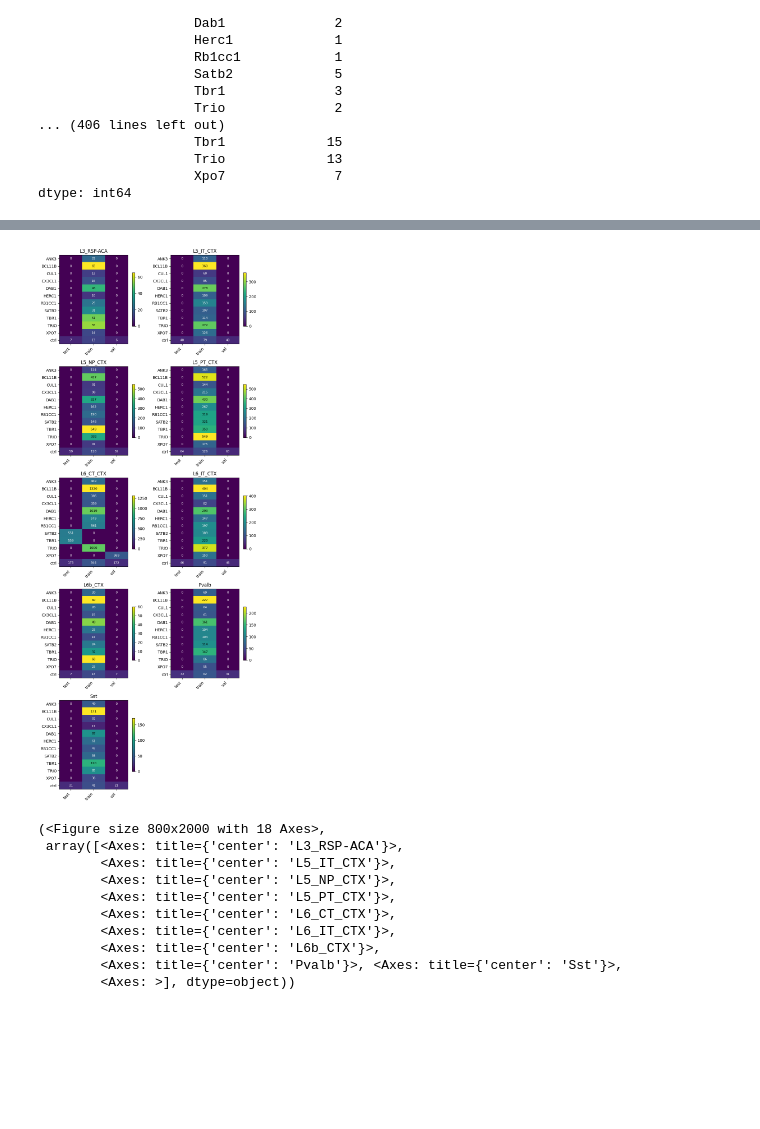
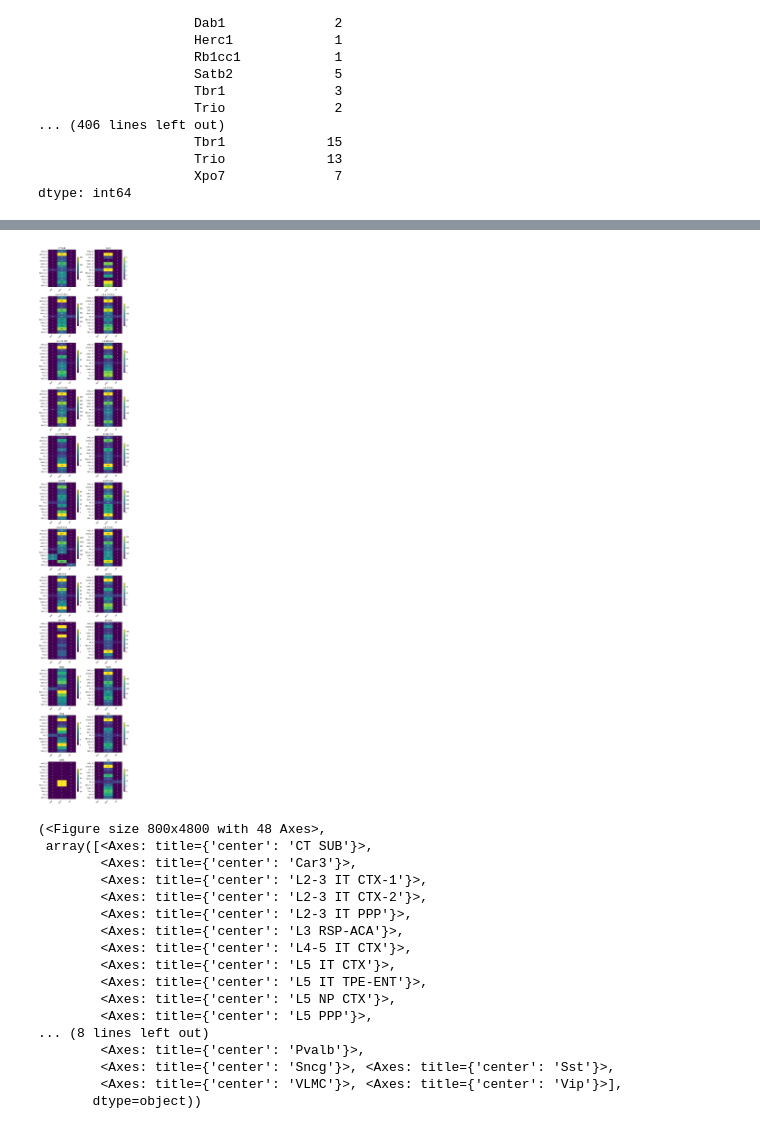
Before and after one commit to asunboi/proving-ground, a Jupyter notebook: 0_datasets/linear_baseline.ipynb, the cells around one changed output, grey strips where cells are left out. Saved outputs shown, nothing was run; the diff lists cells and outputs as text; code cells hidden in the pictures; blank space fills up the shorter version.

```diff
--- a/0_datasets/linear_baseline.ipynb
+++ b/0_datasets/linear_baseline.ipynb
@@ -22,0 +47,3 @@ AnnData object with n_obs × n_vars = 21700 × 5000
+# %%
+boli = sc.read_h5ad('/gpfs/group/jin/skim/STATE/state/test_boli_NTsubset/processed_data/Boli_Perturb_CTX_edit_NTsubset_hvg.h5ad')
+boli
@@ -22,0 +86,2 @@ AnnData object with n_obs × n_vars = 21700 × 5000
+# %%
+boli_hvg = boli[:, boli.var['highly_variable']].copy()
@@ -23,18 +179,18 @@ AnnData object with n_obs × n_vars = 21700 × 5000
 # %%
 
 # start with default "train"
-boli.obs["transfer_split_seed1"] = "train"
+boli_hvg.obs["transfer_split_seed1"] = "train"
 
 # condition = TBR1 or SATB2  AND  cell_type = L6_CT_CTX → "test"
 mask_test = (
-    boli.obs["condition"].isin(["TBR1", "SATB2"])
-    & (boli.obs["cell_type"] == "L6_CT_CTX")
+    boli_hvg.obs["condition"].isin(["TBR1", "SATB2"])
+    & (boli_hvg.obs["cell_type"] == "L6_CT_CTX")
 )
-boli.obs.loc[mask_test, "transfer_split_seed1"] = "test"
+boli_hvg.obs.loc[mask_test, "transfer_split_seed1"] = "test"
 
 # condition = XPO7  AND  cell_type = L6_CT_CTX → "val"
 mask_val = (
-    (boli.obs["condition"] == "XPO7")
-    & (boli.obs["cell_type"] == "L6_CT_CTX")
+    (boli_hvg.obs["condition"] == "XPO7")
+    & (boli_hvg.obs["cell_type"] == "L6_CT_CTX")
 )
-boli.obs.loc[mask_val, "transfer_split_seed1"] = "val"
+boli_hvg.obs.loc[mask_val, "transfer_split_seed1"] = "val"
@@ -260,0 +417,18 @@ NameError: name 'out' is not defined
+# %%
+import pandas as pd
+
+# Find cell types that have at least one instance meeting both conditions
+valid_cell_types = boli_hvg.obs[
+    (boli_hvg.obs["transfer_split_seed1"] == "train") &
+    (boli_hvg.obs["Assign"] == "NT_0")
+]["predicted.subclass"].unique()
+
+print(f"Cell types with train + NT_0: {len(valid_cell_types)}")
+print(f"Valid cell types: {valid_cell_types}")
+
+# Filter to keep only those cell types
+boli_hvg_filtered = boli_hvg[boli_hvg.obs["predicted.subclass"].isin(valid_cell_types)].copy()
+
+print(f"\nOriginal shape: {boli_hvg.shape}")
+print(f"Filtered shape: {boli_hvg_filtered.shape}")
+print(f"Removed {boli_hvg.n_obs - boli_hvg_filtered.n_obs} cells")
@@ -261,14 +444,21 @@ NameError: name 'out' is not defined
 # %%
-plot_counts(boli.obs, cell_line_col="cell_type", gene_col="condition")
+plot_counts(boli_hvg_filtered.obs, cell_line_col="predicted.subclass", gene_col="Assign")
 # %% [output]
-[figure, old version]
+[figure, new version]
-(<Figure size 800x2000 with 18 Axes>,
- array([<Axes: title={'center': 'L3_RSP-ACA'}>,
-        <Axes: title={'center': 'L5_IT_CTX'}>,
-        <Axes: title={'center': 'L5_NP_CTX'}>,
-        <Axes: title={'center': 'L5_PT_CTX'}>,
-        <Axes: title={'center': 'L6_CT_CTX'}>,
-        <Axes: title={'center': 'L6_IT_CTX'}>,
-        <Axes: title={'center': 'L6b_CTX'}>,
-        <Axes: title={'center': 'Pvalb'}>, <Axes: title={'center': 'Sst'}>,
-        <Axes: >], dtype=object))
+(<Figure size 800x4800 with 48 Axes>,
+ array([<Axes: title={'center': 'CT SUB'}>,
+        <Axes: title={'center': 'Car3'}>,
+        <Axes: title={'center': 'L2-3 IT CTX-1'}>,
+        <Axes: title={'center': 'L2-3 IT CTX-2'}>,
+        <Axes: title={'center': 'L2-3 IT PPP'}>,
+        <Axes: title={'center': 'L3 RSP-ACA'}>,
+        <Axes: title={'center': 'L4-5 IT CTX'}>,
+        <Axes: title={'center': 'L5 IT CTX'}>,
+        <Axes: title={'center': 'L5 IT TPE-ENT'}>,
+        <Axes: title={'center': 'L5 NP CTX'}>,
+        <Axes: title={'center': 'L5 PPP'}>,
+... (8 lines left out)
+        <Axes: title={'center': 'Pvalb'}>,
+        <Axes: title={'center': 'Sncg'}>, <Axes: title={'center': 'Sst'}>,
+        <Axes: title={'center': 'VLMC'}>, <Axes: title={'center': 'Vip'}>],
+       dtype=object))
```
Also changed, not shown: parts of 21 cells of this notebook, 8 other files.
